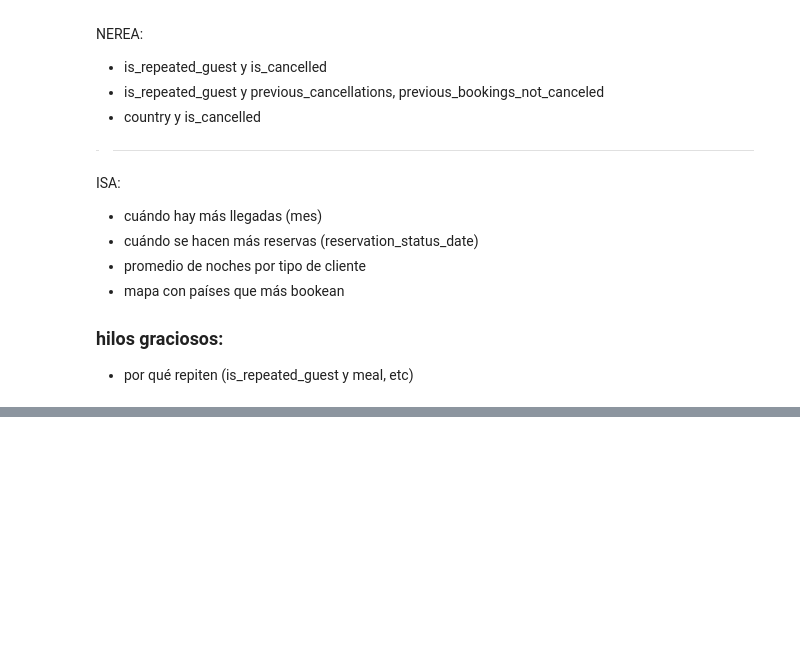
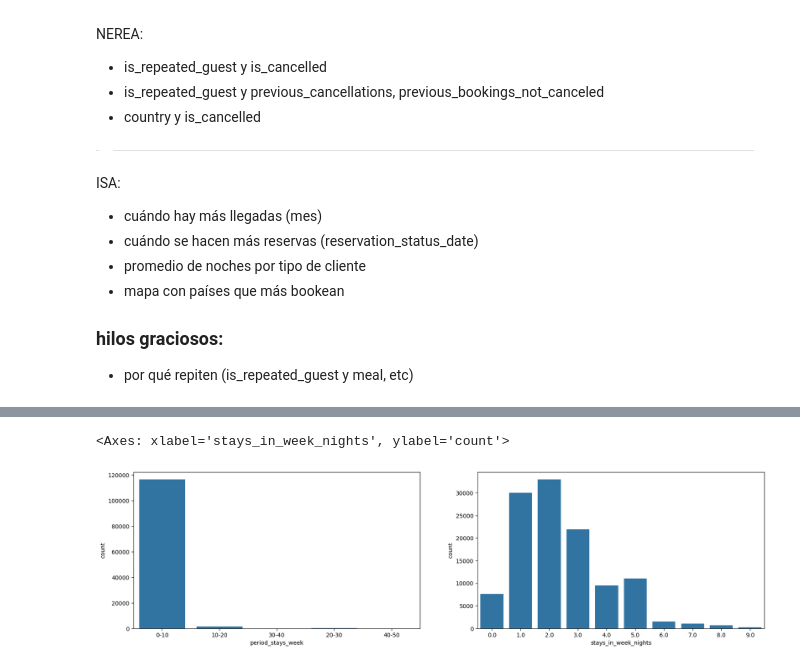
Before and after one commit to icorreald/project-da-promo-g-modulo-4-equipo-1, a Jupyter notebook: notebooks-trabajo/isa.ipynb, the cells around one changed output, grey strips where cells are left out. Cells and saved outputs as stored; diff of their text form; code cells hidden in the pictures; blank space fills up the shorter version.

```diff
--- a/notebooks-trabajo/isa.ipynb
+++ b/notebooks-trabajo/isa.ipynb
@@ -279,0 +322,7 @@ sns.barplot(x='                       ')
+# %%
+fig, axes = plt.subplots(nrows = 1, ncols = 2, figsize = (20, 5))
+sns.countplot(x='period_stays_week', data=df, ax=axes[0])
+sns.countplot(x=df[df['period_stays_week']=='0-10']['stays_in_week_nights'], data=df, ax=axes[1])
+# %% [output]
+<Axes: xlabel='stays_in_week_nights', ylabel='count'>
+[figure, added]
```
Also changed, not shown: parts of 16 cells of this notebook.
